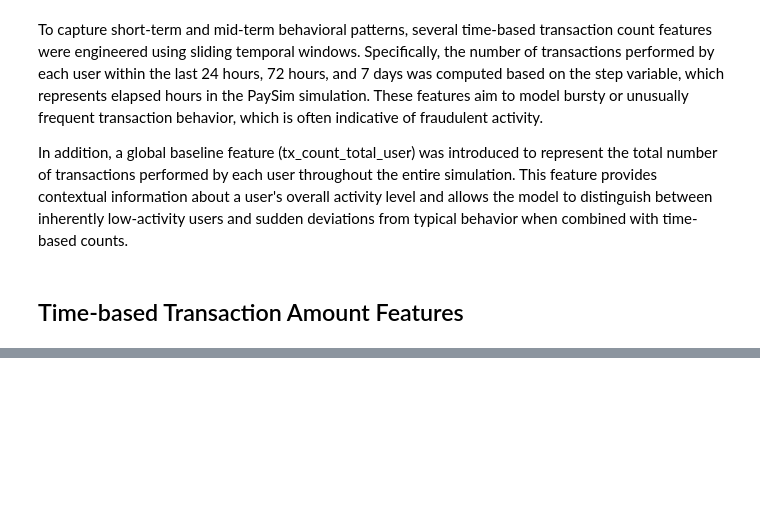
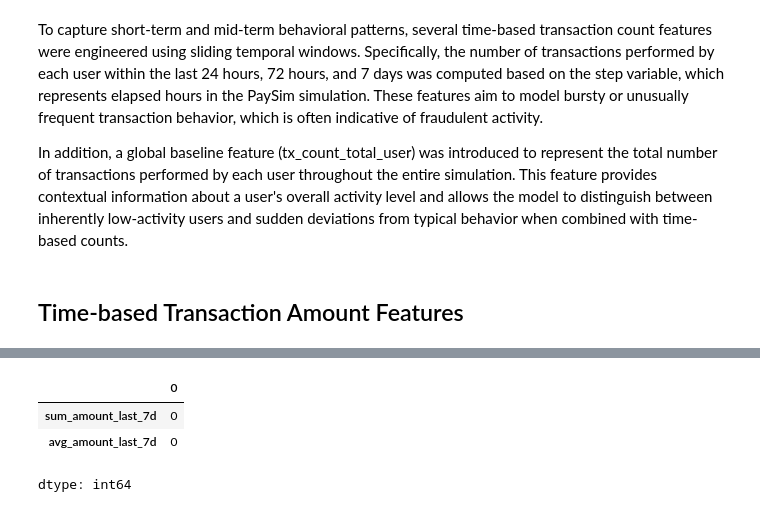
Before and after one commit to thisisehyas/Financial-Fraud-Detection-System, a Jupyter notebook: notebooks/feature_engineering.ipynb, the cells around one changed output, grey strips where cells are left out. Saved outputs shown, nothing was run; the diff lists cells and outputs as text; code cells hidden in the pictures; blank space fills up the shorter version.

```diff
--- a/notebooks/feature_engineering.ipynb
+++ b/notebooks/feature_engineering.ipynb
@@ -106,0 +163,10 @@ In addition, a global baseline feature (tx_count_total_user) was introduced to r
+# %%
+paysim[[
+    "sum_amount_last_7d",
+    "avg_amount_last_7d"
+]].isna().sum()
+# %% [output]
+|  | 0 |
+| sum_amount_last_7d | 0 |
+| avg_amount_last_7d | 0 |
+dtype: int64
```
Also changed, not shown: parts of 7 cells of this notebook.
